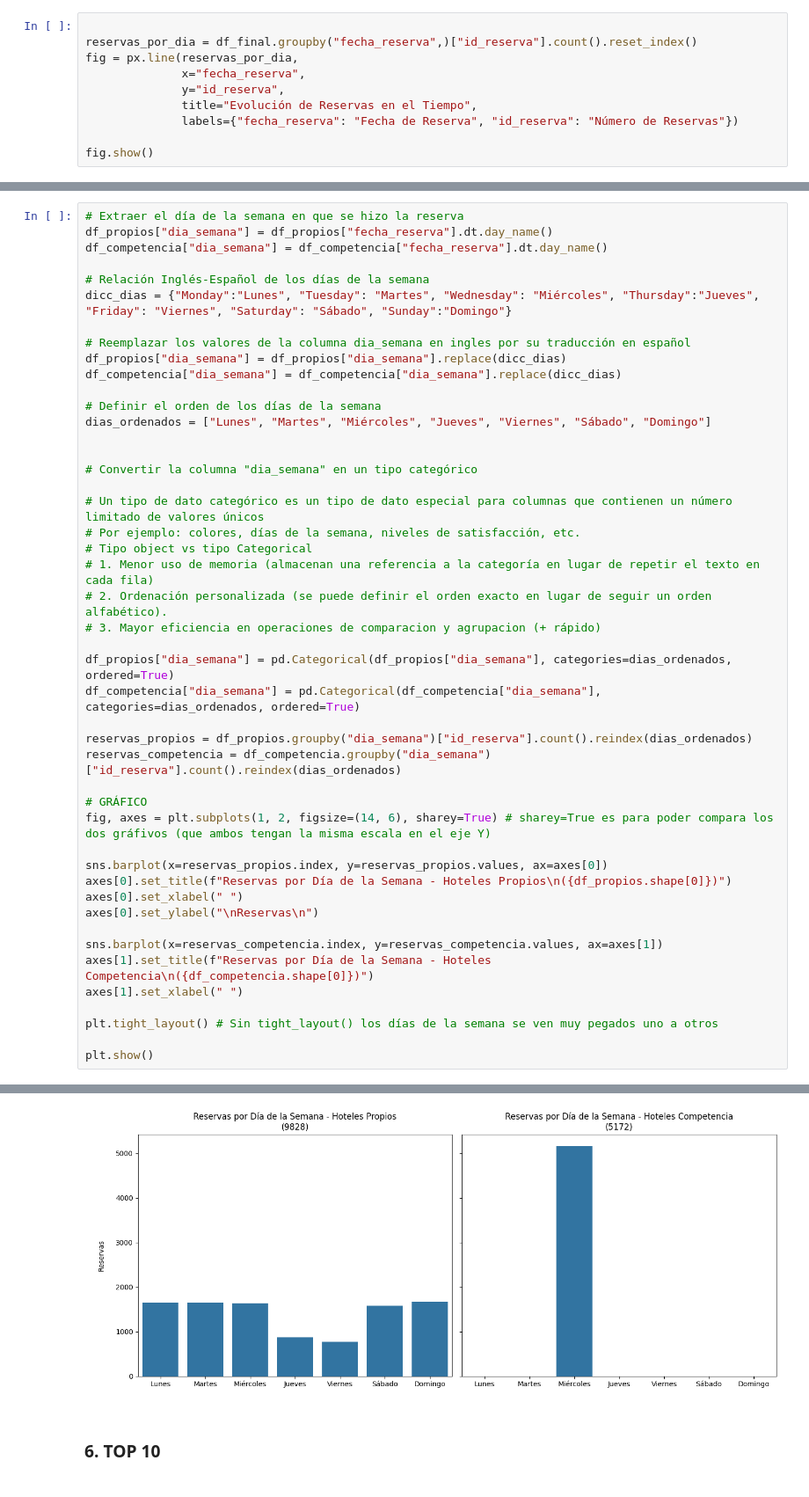
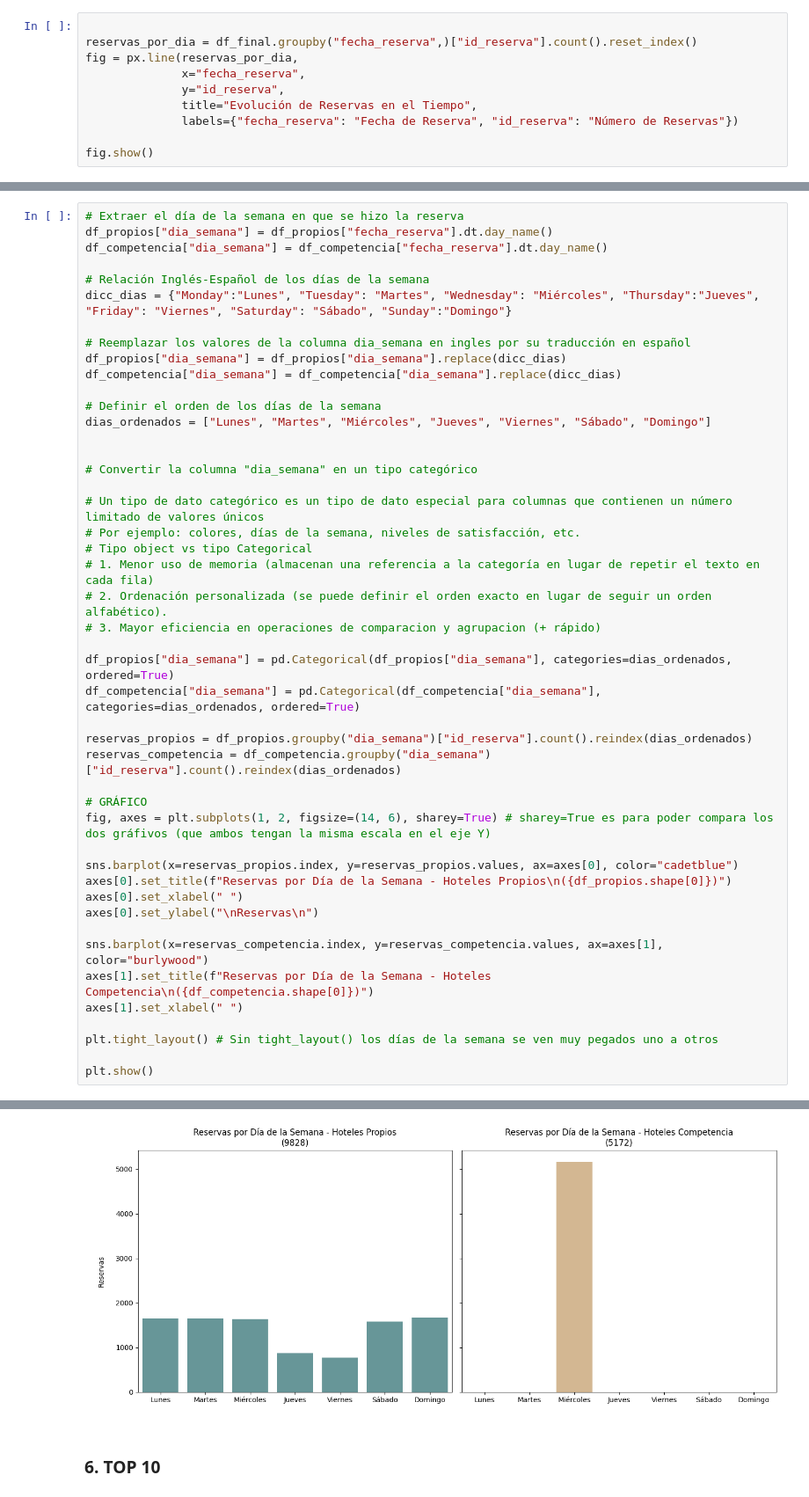
Before and after one commit to Vic4s/ETL_Hoteles, a Jupyter notebook: notebooks_final/graficos_final.ipynb, the cells around one changed output, grey strips where cells are left out. Shown at 88% size. Saved outputs shown, nothing was run; the diff lists cells and outputs as text.

```diff
--- a/notebooks_final/graficos_final.ipynb
+++ b/notebooks_final/graficos_final.ipynb
@@ -256,36 +262,36 @@ dias_ordenados = ["Lunes", "Martes", "Miércoles", "Jueves", "Viernes", "Sábado
 # Por ejemplo: colores, días de la semana, niveles de satisfacción, etc.
 # Tipo object vs tipo Categorical
 # 1. Menor uso de memoria (almacenan una referencia a la categoría en lugar de repetir el texto en cada fila)
 # 2. Ordenación personalizada (se puede definir el orden exacto en lugar de seguir un orden alfabético).
 # 3. Mayor eficiencia en operaciones de comparacion y agrupacion (+ rápido)
 
 df_propios["dia_semana"] = pd.Categorical(df_propios["dia_semana"], categories=dias_ordenados, ordered=True)
 df_competencia["dia_semana"] = pd.Categorical(df_competencia["dia_semana"], categories=dias_ordenados, ordered=True)
 
 reservas_propios = df_propios.groupby("dia_semana")["id_reserva"].count().reindex(dias_ordenados)
 reservas_competencia = df_competencia.groupby("dia_semana")["id_reserva"].count().reindex(dias_ordenados)
 
 # GRÁFICO
 fig, axes = plt.subplots(1, 2, figsize=(14, 6), sharey=True) # sharey=True es para poder compara los dos gráfivos (que ambos tengan la misma escala en el eje Y)
 
-sns.barplot(x=reservas_propios.index, y=reservas_propios.values, ax=axes[0])
+sns.barplot(x=reservas_propios.index, y=reservas_propios.values, ax=axes[0], color="cadetblue")
 axes[0].set_title(f"Reservas por Día de la Semana - Hoteles Propios\n({df_propios.shape[0]})")
 axes[0].set_xlabel(" ")
 axes[0].set_ylabel("\nReservas\n")
 
-sns.barplot(x=reservas_competencia.index, y=reservas_competencia.values, ax=axes[1])
+sns.barplot(x=reservas_competencia.index, y=reservas_competencia.values, ax=axes[1], color="burlywood")
 axes[1].set_title(f"Reservas por Día de la Semana - Hoteles Competencia\n({df_competencia.shape[0]})")
 axes[1].set_xlabel(" ")
 
 plt.tight_layout() # Sin tight_layout() los días de la semana se ven muy pegados uno a otros
 
 plt.show()
 # %% [output]
 The default of observed=False is deprecated and will be changed to True in a future version of pandas. Pass observed=False to retain current behavior or observed=True to adopt the future default and s ...
 
 
 The default of observed=False is deprecated and will be changed to True in a future version of pandas. Pass observed=False to retain current behavior or observed=True to adopt the future default and s ...
-[figure, old version]
+[figure, new version]
 # %% [markdown]
 ### 6. TOP 10
 # %% [markdown]
```
Also changed, not shown: parts of 48 cells of this notebook.
